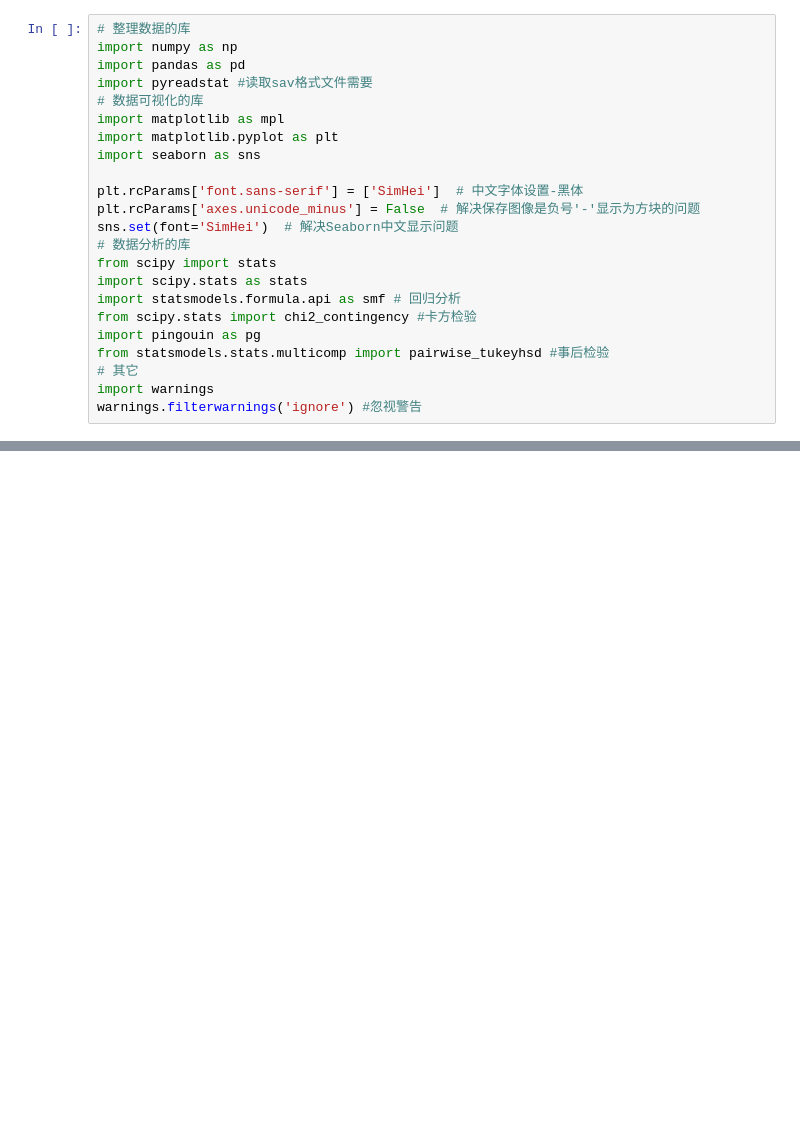
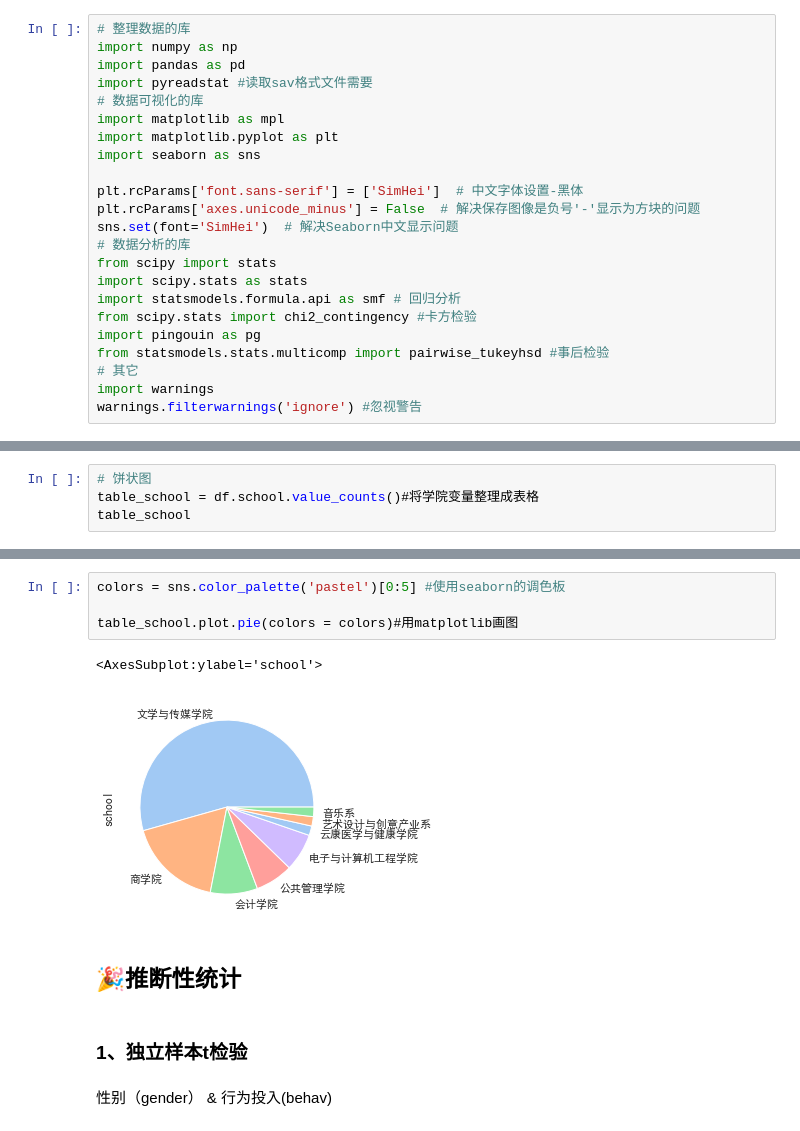
Before and after one commit to en-feng/survey_and_stats, a Jupyter notebook: esl-survey/esl_spss.ipynb, the cells around one changed output, grey strips where cells are left out. Drawn from its saved outputs; the diff is of its cells as text; blank space fills up the shorter version.

```diff
--- a/esl-survey/esl_spss.ipynb
+++ b/esl-survey/esl_spss.ipynb
@@ -49,0 +201,4 @@ df, meta = pd.read_spss("D:\\work\\github\\survey_and_stats\\esl-survey\\esl.sav
+# %%
+# 饼状图
+table_school = df.school.value_counts()#将学院变量整理成表格
+table_school
@@ -49,0 +215,13 @@ df, meta = pd.read_spss("D:\\work\\github\\survey_and_stats\\esl-survey\\esl.sav
+# %%
+colors = sns.color_palette('pastel')[0:5] #使用seaborn的调色板
+
+table_school.plot.pie(colors = colors)#用matplotlib画图
+# %% [output]
+<AxesSubplot:ylabel='school'>
+[figure, added]
+# %% [markdown]
+## 🎉推断性统计
+# %% [markdown]
+### 1、独立样本t检验
+# %% [markdown]
+性别（gender） & 行为投入(behav)
```
Also changed, not shown: parts of 64 cells of this notebook, 1 other file.
